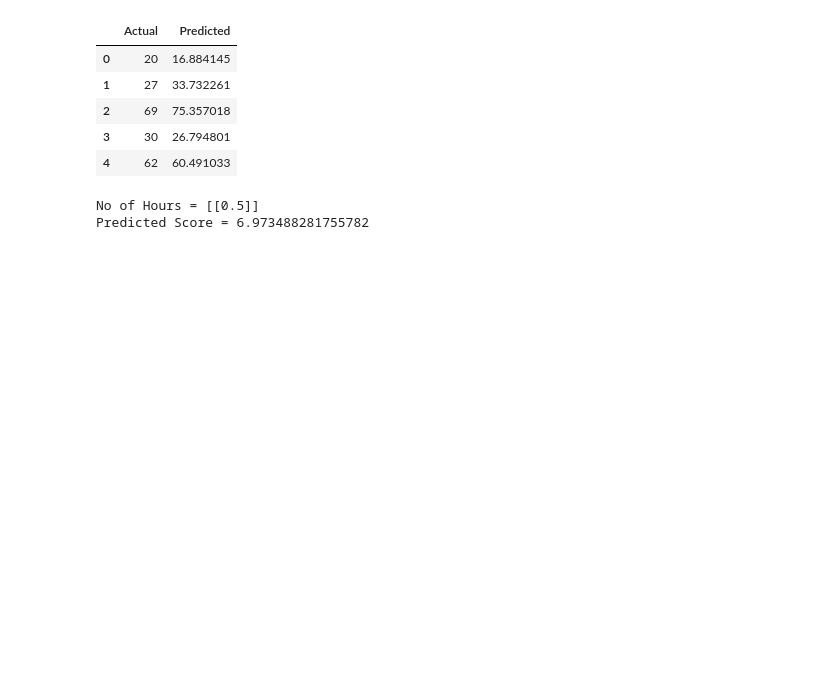
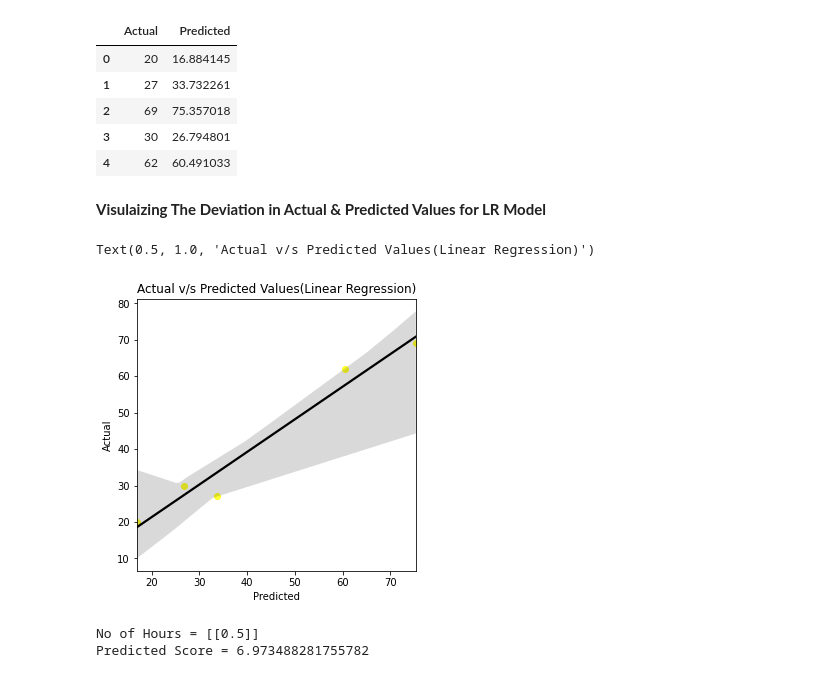
Before and after one commit to harshnagoriya/Machine-Learning-Concepts, a Jupyter notebook: basics/Supervised_Machine_Learning.ipynb, the cells around one changed output. Cells and saved outputs as stored; diff of their text form; code cells hidden in the pictures; blank space fills up the shorter version.

```diff
--- a/basics/Supervised_Machine_Learning.ipynb
+++ b/basics/Supervised_Machine_Learning.ipynb
@@ -68,6 +160,15 @@ df
 | 2 | 69 | 75.357018 |
 | 3 | 30 | 26.794801 |
 | 4 | 62 | 60.491033 |
+# %% [markdown]
+**Visulaizing The Deviation in Actual & Predicted Values for LR Model**
+# %%
+plt.figure(figsize=(5,5))
+sns.regplot('Predicted','Actual',data=df,line_kws={'color':'black'},scatter_kws={'color':'yellow'},marker='o')
+plt.title('Actual v/s Predicted Values(Linear Regression)')
+# %% [output]
+Text(0.5, 1.0, 'Actual v/s Predicted Values(Linear Regression)')
+[figure, added]
 # %%
 l = [[0.5]]
 own_pred = regressor.predict(l)
```
Also changed, not shown: parts of 60 cells of this notebook.
